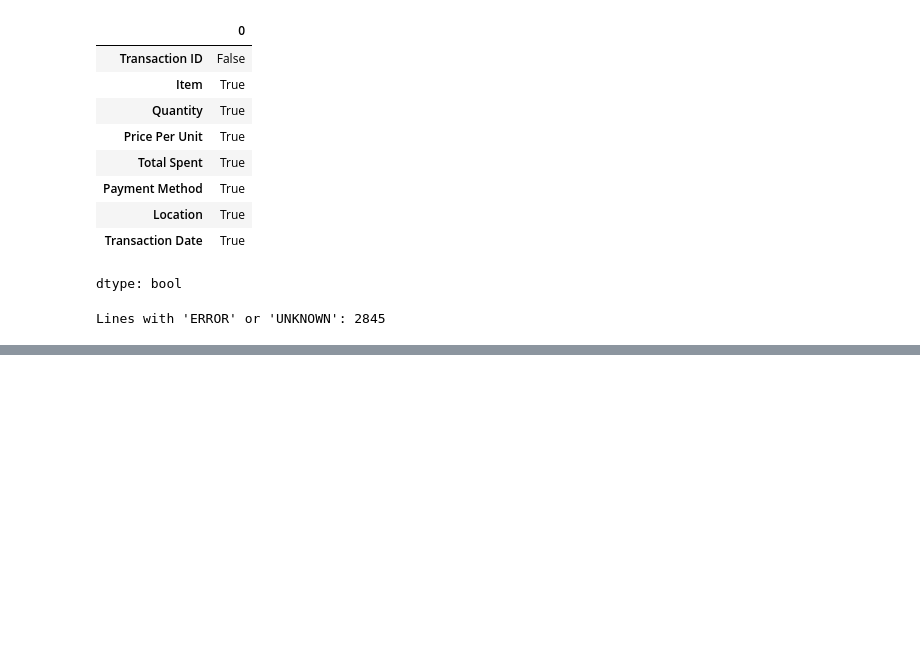
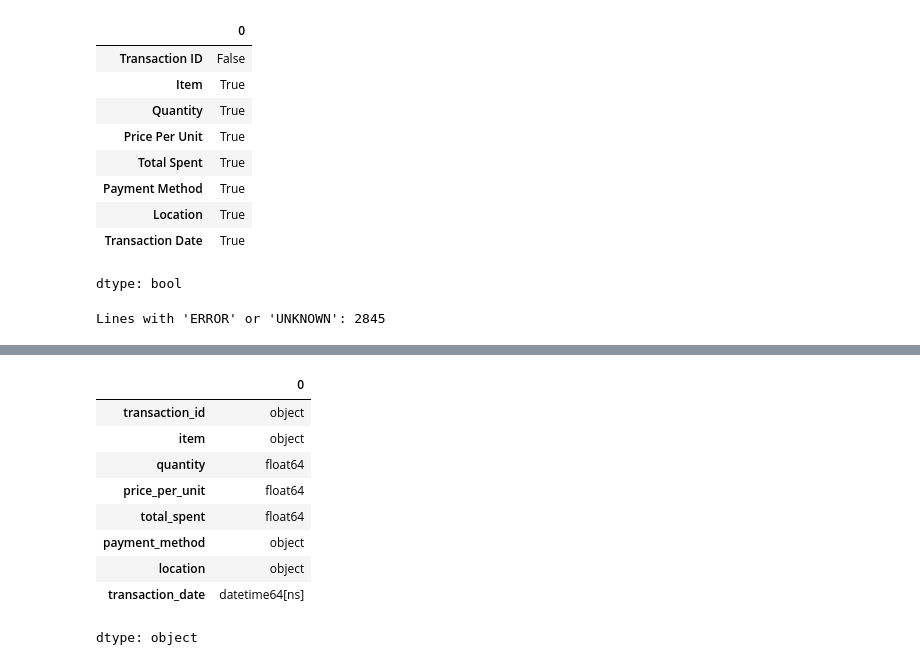
Before and after one commit to Yuliia-Safonova/Analysis_Cafe_Sales, a Jupyter notebook: EDA_Cafe_Sales.ipynb, the cells around one changed output, grey strips where cells are left out. Drawn from its saved outputs; the diff is of its cells as text; code cells hidden in the pictures; blank space fills up the shorter version.

```diff
--- a/EDA_Cafe_Sales.ipynb
+++ b/EDA_Cafe_Sales.ipynb
@@ -192,0 +254,18 @@ Lines with 'ERROR' or 'UNKNOWN': 2845
+# %%
+# Converting numeric columns
+for col in ['quantity', 'price_per_unit', 'total_spent']:
+    df[col] = pd.to_numeric(df[col], errors='coerce')
+
+# Date conversion
+df['transaction_date'] = pd.to_datetime(df['transaction_date'], errors='coerce')
+# %% [output]
+|  | 0 |
+| transaction_id | object |
+| item | object |
+| quantity | float64 |
+| price_per_unit | float64 |
+| total_spent | float64 |
+| payment_method | object |
+| location | object |
+| transaction_date | datetime64[ns] |
+dtype: object
```
Also changed, not shown: parts of 9 cells of this notebook.
